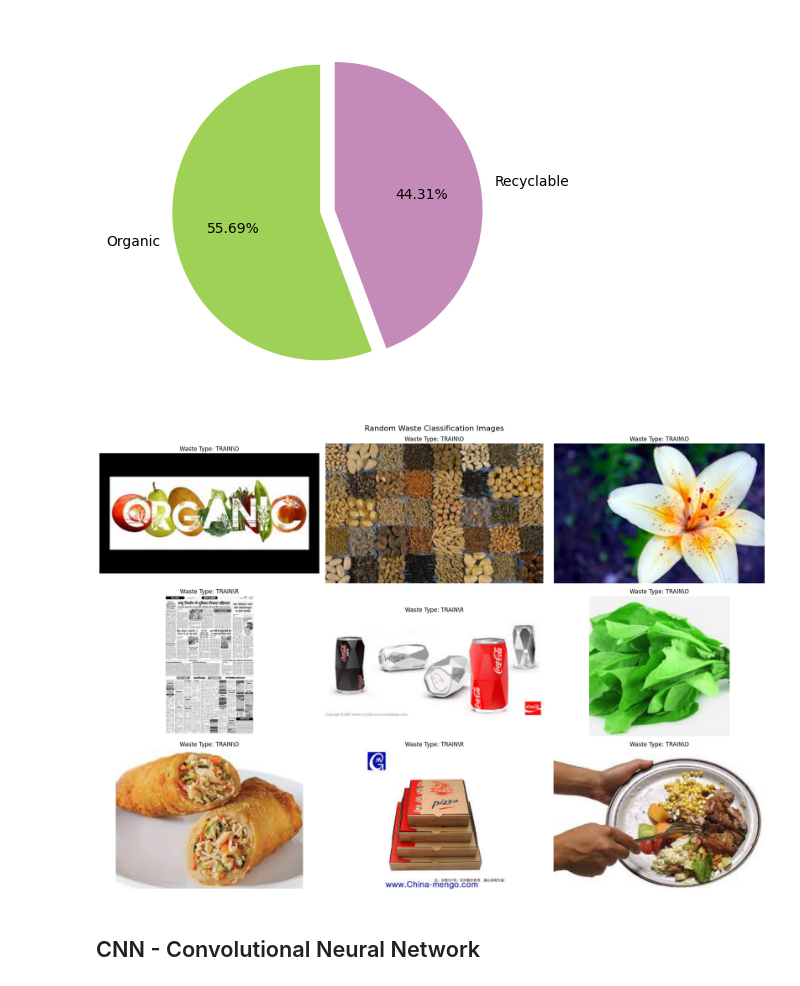
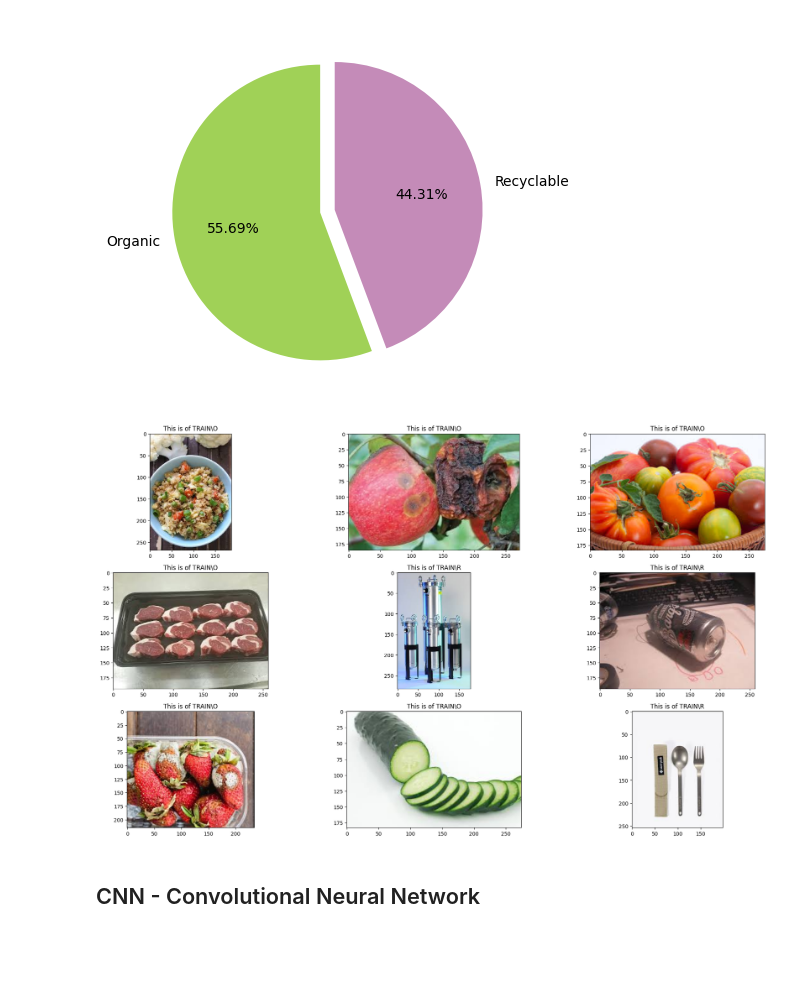
Before and after one commit to roushankrraj/WasteClassificationCNN, a Jupyter notebook: wasteclassification.ipynb, the cells around one changed output. Saved outputs shown, nothing was run; the diff lists cells and outputs as text; code cells hidden in the pictures; blank space fills up the shorter version.

```diff
--- a/wasteclassification.ipynb
+++ b/wasteclassification.ipynb
@@ -52,23 +56,16 @@ plt.show()
 # %% [output]
 [figure]
 # %%
-import matplotlib.pyplot as plt
-import numpy as np
 
-plt.figure(figsize=(20,15))
-plt.suptitle('Random Waste Classification Images', fontsize=16, y=0.95)
-
+plt.figure(figsize=(20, 15))
 for i in range(9):
-    plt.subplot(3, 3, i+1)  # Changed to 3x3 grid, fixed subplot syntax
-    index = np.random.randint(15000)
-    plt.title(f'Waste Type: {data.label[index]}')
+    plt.subplot(4, 3, (i % 12) + 1)
+    index = np.random.randint(len(data))
+    plt.title('This is of {0}'.format(data.label[index]))
     plt.imshow(data.image[index])
-    plt.axis('off')  # Hide axes for cleaner look
-
-plt.tight_layout(rect=[0, 0.03, 1, 0.95])  # Adjust layout to prevent title overlap
-plt.show()
+    plt.tight_layout()
 # %% [output]
-[figure, old version]
+[figure, new version]
 # %% [markdown]
 ## CNN - Convolutional Neural Network
 # %%
```
Also changed, not shown: parts of 16 cells of this notebook.
